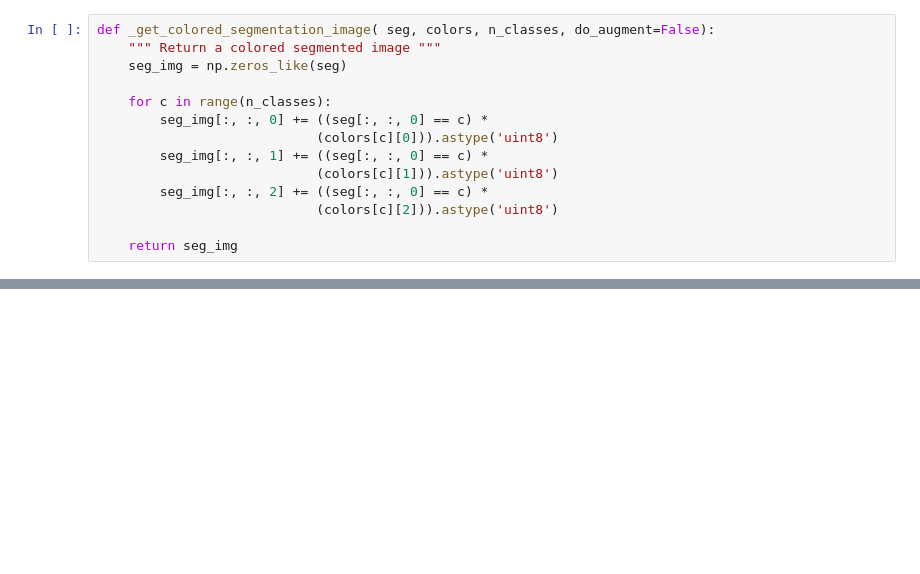
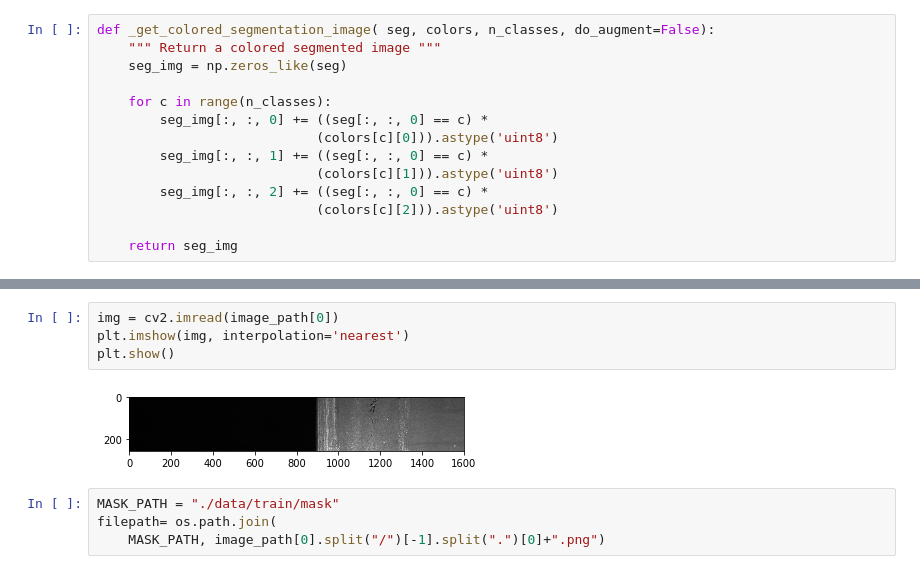
Before and after one commit to blissray/ml-d-project, a Jupyter notebook: code/dl/semantic_segmentation/steel_defect/show_masks.ipynb, the cells around one changed output, grey strips where cells are left out. Saved outputs shown, nothing was run; the diff lists cells and outputs as text; blank space fills up the shorter version.

```diff
--- a/code/dl/semantic_segmentation/steel_defect/show_masks.ipynb
+++ b/code/dl/semantic_segmentation/steel_defect/show_masks.ipynb
@@ -81,0 +161,10 @@ plt.show()
+# %%
+img = cv2.imread(image_path[0])
+plt.imshow(img, interpolation='nearest')
+plt.show()
+# %% [output]
+[figure, added]
+# %%
+MASK_PATH = "./data/train/mask"
+filepath= os.path.join(
+    MASK_PATH, image_path[0].split("/")[-1].split(".")[0]+".png")
```
Also changed, not shown: parts of 22 cells of this notebook, 7 other files.
